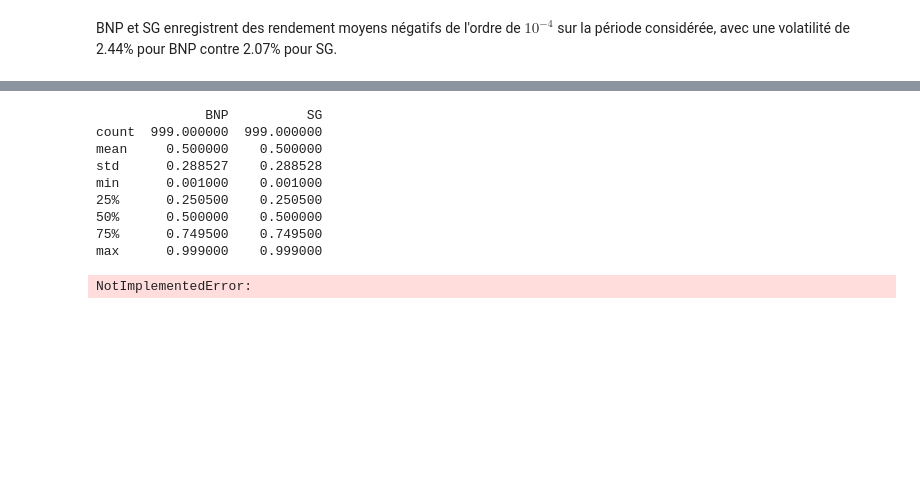
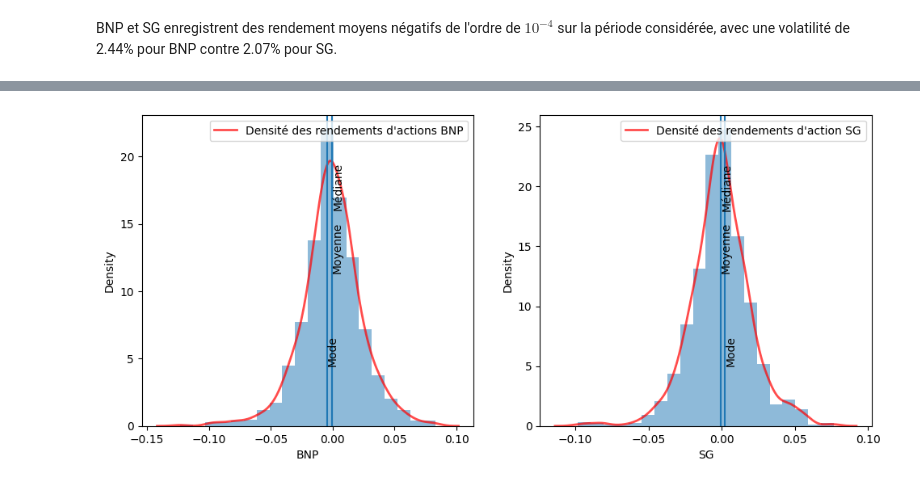
Before and after one commit to usenameFD/Asset-management, a Jupyter notebook: Copulus/deba.ipynb, the cells around one changed output, grey strips where cells are left out. Cells and saved outputs as stored; diff of their text form; code cells hidden in the pictures; blank space fills up the shorter version.

```diff
--- a/Copulus/deba.ipynb
+++ b/Copulus/deba.ipynb
@@ -815,16 +233,36 @@ Frank         0.001644     0.16    NaN
-# %%
-model  = StudentCopula().fit(
-    pd.DataFrame([stock["BNP"], stock["SG"]]).T, method="ml", fix_df=True
-)
-pvalue = bootstrap_pvalue(model, rank_data.values, emp_copula, n_boot=100)
-# %% [output]
-              BNP          SG
-count  999.000000  999.000000
-mean     0.500000    0.500000
-std      0.288527    0.288528
-min      0.001000    0.001000
-25%      0.250500    0.250500
-50%      0.500000    0.500000
-75%      0.749500    0.749500
-max      0.999000    0.999000
-NotImplementedError:
+# %%
+# Mean, Median, and Mode Relationships for Symmetric, Right-Skew and Left-Skew Distributions
+
+# Helper HistogramPlot function
+def HistogPlot(data, label):
+    sns.kdeplot(data, color = "r", lw=2, alpha=0.7, label=label)  # Density
+    n, bins, patches = plt.hist(
+        data, bins=20, density=True, histtype="stepfilled", alpha=0.5
+    )  # Histogram
+
+    # Define text positioning dynamically
+    ymax = plt.ylim()[1]  # Get the max y value for positioning text
+
+    # Add Mean
+    plt.axvline(x=np.mean(data))
+    plt.text(np.mean(data), ymax * 0.5, "Moyenne", rotation=90)
+
+    # Add Median
+    plt.axvline(x=np.median(data))
+    plt.text(np.median(data), ymax * 0.7, "Médiane", rotation=90)
+
+    # Add Mode (by the most frequent bin)
+    plt.axvline(x=(bins[n.argmax()] + bins[n.argmax() + 1]) / 2)
+    plt.text((bins[n.argmax()] + bins[n.argmax() + 1]) / 2, ymax * 0.2, "Mode", rotation=90)
+    plt.legend()
+
+
+# Plot
+plt.figure(figsize=(18, 5))
+ax1 = plt.subplot(131)
+HistogPlot(stock["BNP"], "Densité des rendements d'actions BNP")
+ax2 = plt.subplot(132)
+HistogPlot(stock["SG"], "Densité des rendements d'action SG")
+plt.show()
+# %% [output]
+[figure, added]
```
Also changed, not shown: parts of 58 cells of this notebook, 5 other files.
